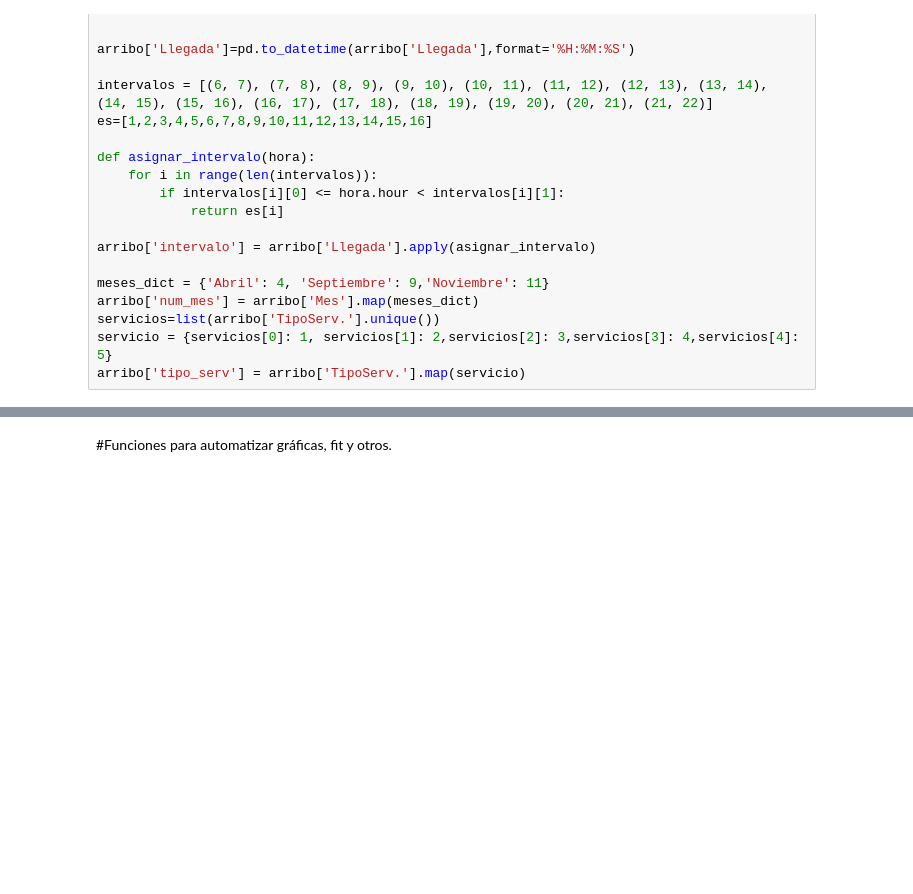
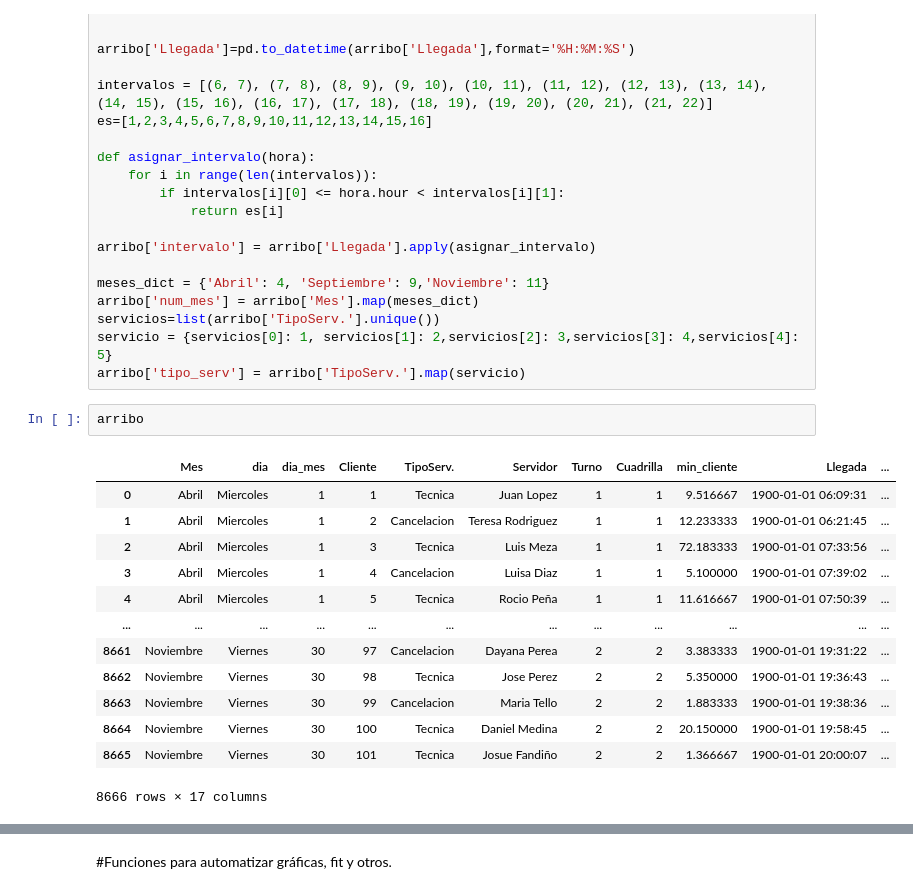
Before and after one commit to TonioFlag/ProyectoFinalColas, a Jupyter notebook: algoritmo_final.ipynb, the cells around one changed output, grey strips where cells are left out. Saved outputs shown, nothing was run; the diff lists cells and outputs as text; blank space fills up the shorter version.

```diff
--- a/algoritmo_final.ipynb
+++ b/algoritmo_final.ipynb
@@ -69,3 +88,19 @@ arribo['num_mes'] = arribo['Mes'].map(meses_dict)
 servicios=list(arribo['TipoServ.'].unique())
 servicio = {servicios[0]: 1, servicios[1]: 2,servicios[2]: 3,servicios[3]: 4,servicios[4]: 5}
 arribo['tipo_serv'] = arribo['TipoServ.'].map(servicio)
+# %%
+arribo
+# %% [output]
+|  | Mes | dia | dia_mes | Cliente | TipoServ. | Servidor | Turno | Cuadrilla | min_cliente | Llegada | ... |
+| 0 | Abril | Miercoles | 1 | 1 | Tecnica | Juan Lopez | 1 | 1 | 9.516667 | 1900-01-01 06:09:31 | ... |
+| 1 | Abril | Miercoles | 1 | 2 | Cancelacion | Teresa Rodriguez | 1 | 1 | 12.233333 | 1900-01-01 06:21:45 | ... |
+| 2 | Abril | Miercoles | 1 | 3 | Tecnica | Luis Meza | 1 | 1 | 72.183333 | 1900-01-01 07:33:56 | ... |
+| 3 | Abril | Miercoles | 1 | 4 | Cancelacion | Luisa Diaz | 1 | 1 | 5.100000 | 1900-01-01 07:39:02 | ... |
+| 4 | Abril | Miercoles | 1 | 5 | Tecnica | Rocio Peña | 1 | 1 | 11.616667 | 1900-01-01 07:50:39 | ... |
+| ... | ... | ... | ... | ... | ... | ... | ... | ... | ... | ... | ... |
+| 8661 | Noviembre | Viernes | 30 | 97 | Cancelacion | Dayana Perea | 2 | 2 | 3.383333 | 1900-01-01 19:31:22 | ... |
+| 8662 | Noviembre | Viernes | 30 | 98 | Tecnica | Jose Perez | 2 | 2 | 5.350000 | 1900-01-01 19:36:43 | ... |
+| 8663 | Noviembre | Viernes | 30 | 99 | Cancelacion | Maria Tello | 2 | 2 | 1.883333 | 1900-01-01 19:38:36 | ... |
+| 8664 | Noviembre | Viernes | 30 | 100 | Tecnica | Daniel Medina | 2 | 2 | 20.150000 | 1900-01-01 19:58:45 | ... |
+| 8665 | Noviembre | Viernes | 30 | 101 | Tecnica | Josue Fandiño | 2 | 2 | 1.366667 | 1900-01-01 20:00:07 | ... |
+8666 rows × 17 columns
```
Also changed, not shown: parts of 6 cells of this notebook.
